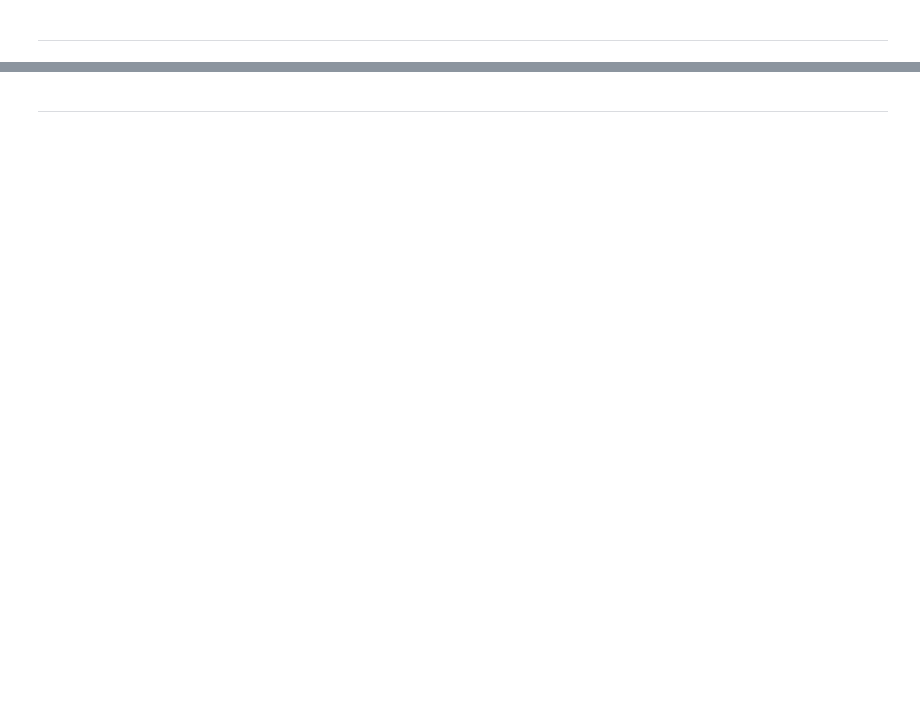
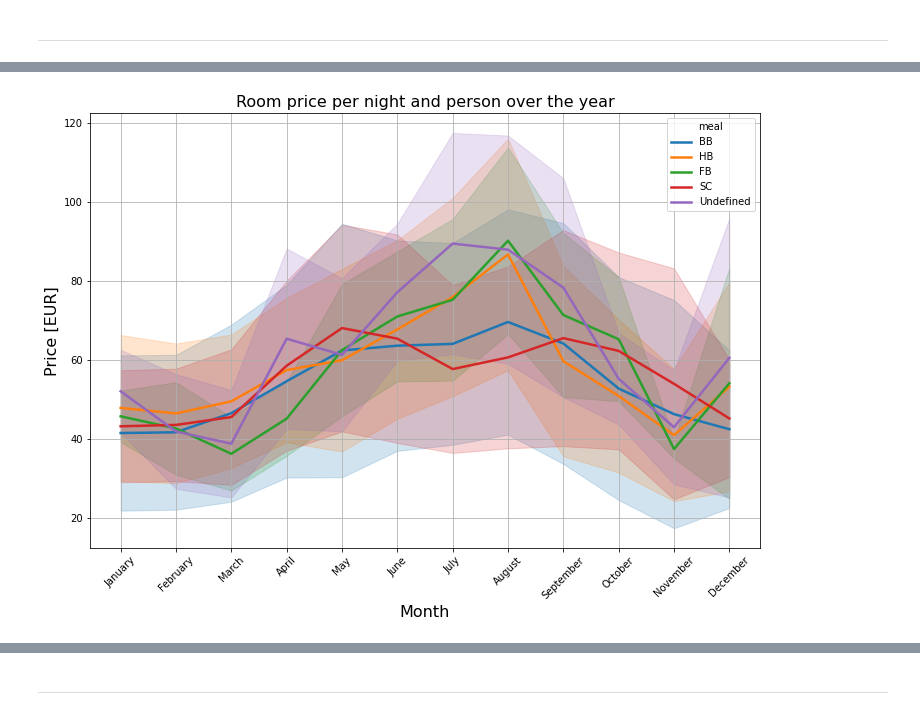
Before and after one commit to arseller/VirtualMaitre, a Jupyter notebook: Clients_Clustering.ipynb, the cells around one changed output, grey strips where cells are left out. Cells and saved outputs as stored; diff of their text form; code cells hidden in the pictures; blank space fills up the shorter version.

```diff
--- a/Clients_Clustering.ipynb
+++ b/Clients_Clustering.ipynb
@@ -390,0 +458,22 @@ Steps:
+# %%
+# @title
+
+room_prices_mothly = data[['meal', 'arrival_date_month', 'price_per_night']].sort_values('arrival_date_month')
+
+# order by month:
+ordered_months = ["January", "February", "March", "April", "May", "June",
+          "July", "August", "September", "October", "November", "December"]
+room_prices_mothly['arrival_date_month'] = pd.Categorical(room_prices_mothly['arrival_date_month'], categories=ordered_months, ordered=True)
+
+# barplot with standard deviation:
+plt.figure(figsize=(12, 8))
+sns.lineplot(x = 'arrival_date_month', y='price_per_night', hue="meal", data=room_prices_mothly,
+            hue_order = ['BB', 'HB', 'FB', 'SC', 'Undefined'], ci="sd", size="meal", sizes=(2.5, 2.5))
+plt.title("Room price per night and person over the year", fontsize=16)
+plt.xlabel("Month", fontsize=16)
+plt.xticks(rotation=45)
+plt.ylabel("Price [EUR]", fontsize=16)
+plt.grid()
+plt.show()
+# %% [output]
+[figure, added]
```
Also changed, not shown: parts of 87 cells of this notebook.
